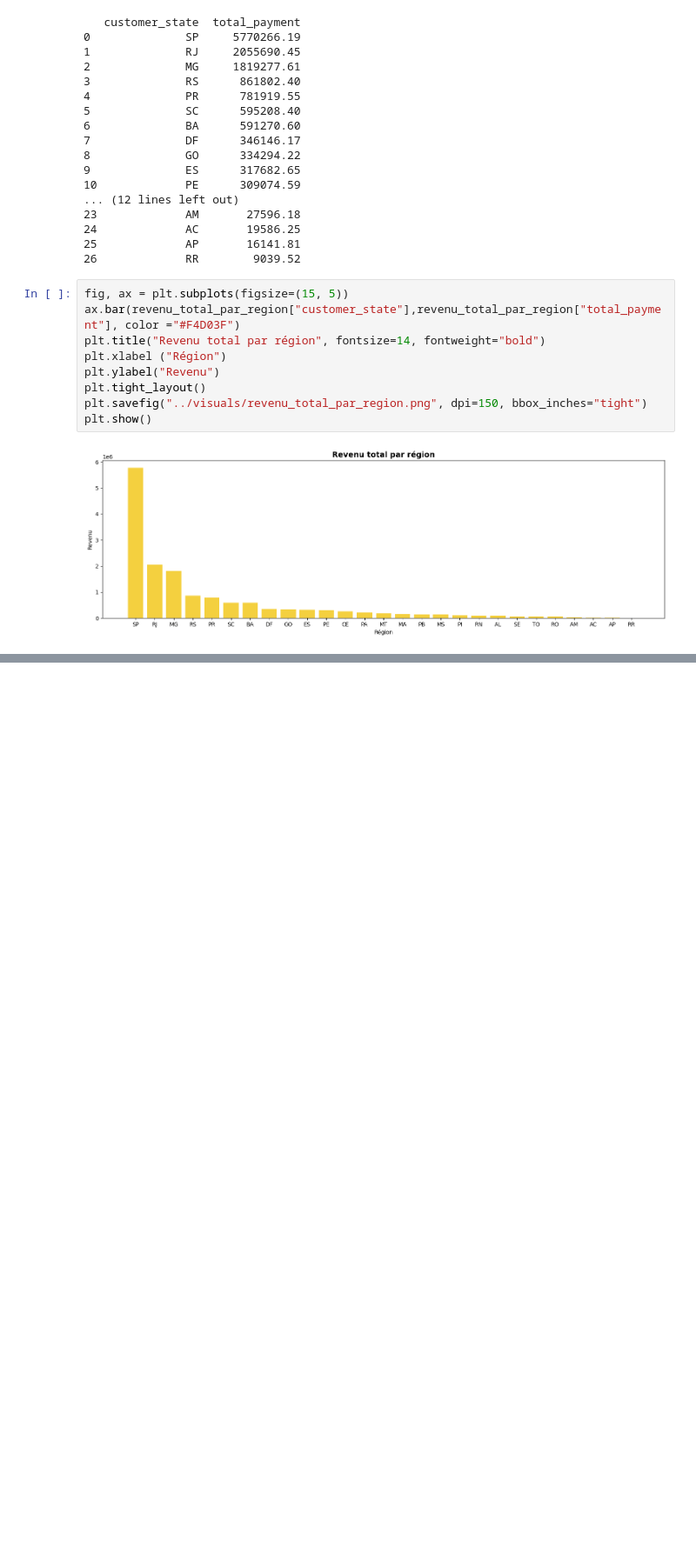
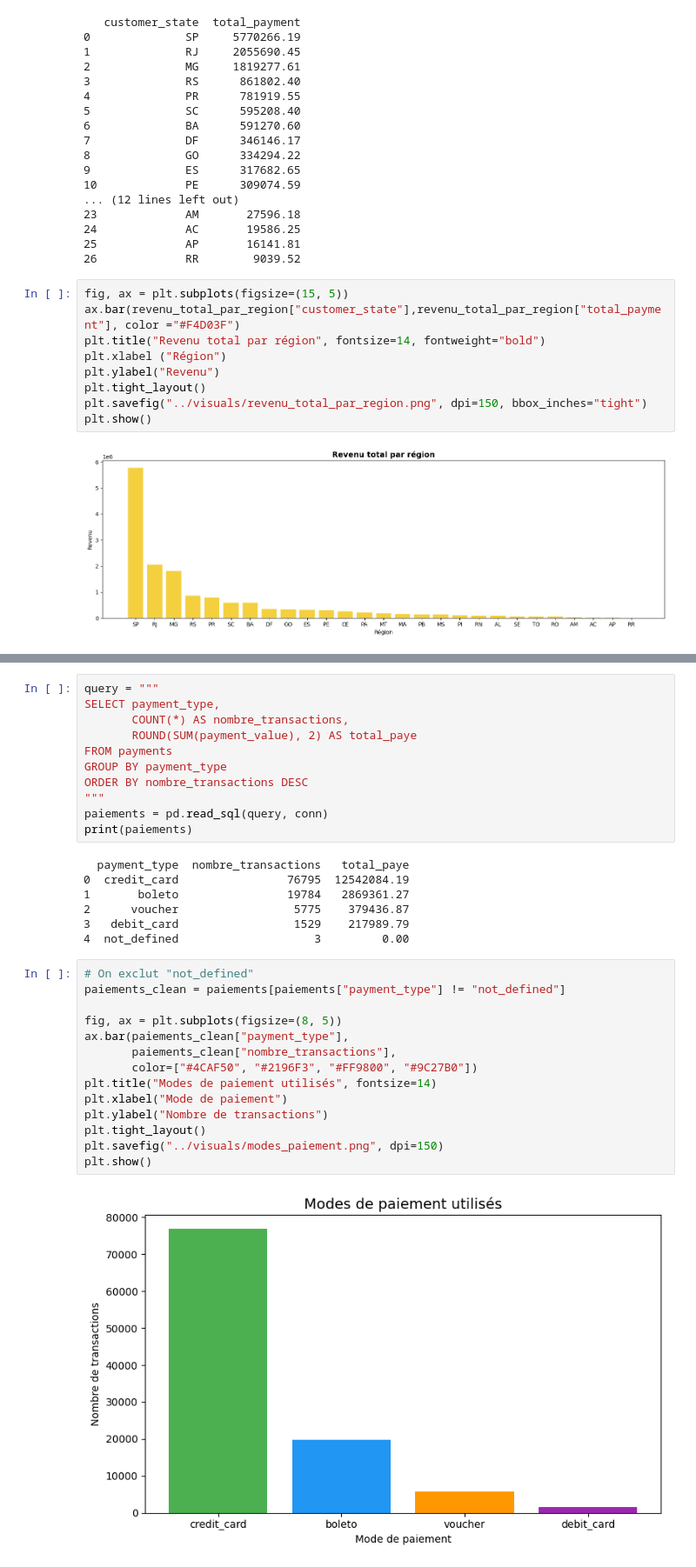
Before and after one commit to Safariyatousani/Projet-Olist, a Jupyter notebook: notebooks/analyse_olist.ipynb, the cells around one changed output, grey strips where cells are left out. Shown at 87% size. Cells and saved outputs as stored; diff of their text form; blank space fills up the shorter version.

```diff
--- a/notebooks/analyse_olist.ipynb
+++ b/notebooks/analyse_olist.ipynb
@@ -329,0 +421,34 @@ plt.show()
+# %%
+query = """
+SELECT payment_type,
+       COUNT(*) AS nombre_transactions,
+       ROUND(SUM(payment_value), 2) AS total_paye
+FROM payments
+GROUP BY payment_type
+ORDER BY nombre_transactions DESC
+"""
+paiements = pd.read_sql(query, conn)
+print(paiements)
+# %% [output]
+  payment_type  nombre_transactions   total_paye
+0  credit_card                76795  12542084.19
+1       boleto                19784   2869361.27
+2      voucher                 5775    379436.87
+3   debit_card                 1529    217989.79
+4  not_defined                    3         0.00
+# %%
+# On exclut "not_defined"
+paiements_clean = paiements[paiements["payment_type"] != "not_defined"]
+
+fig, ax = plt.subplots(figsize=(8, 5))
+ax.bar(paiements_clean["payment_type"],
+       paiements_clean["nombre_transactions"],
+       color=["#4CAF50", "#2196F3", "#FF9800", "#9C27B0"])
+plt.title("Modes de paiement utilisés", fontsize=14)
+plt.xlabel("Mode de paiement")
+plt.ylabel("Nombre de transactions")
+plt.tight_layout()
+plt.savefig("../visuals/modes_paiement.png", dpi=150)
+plt.show()
+# %% [output]
+[figure, added]
```
Also changed, not shown: parts of 14 cells of this notebook.
